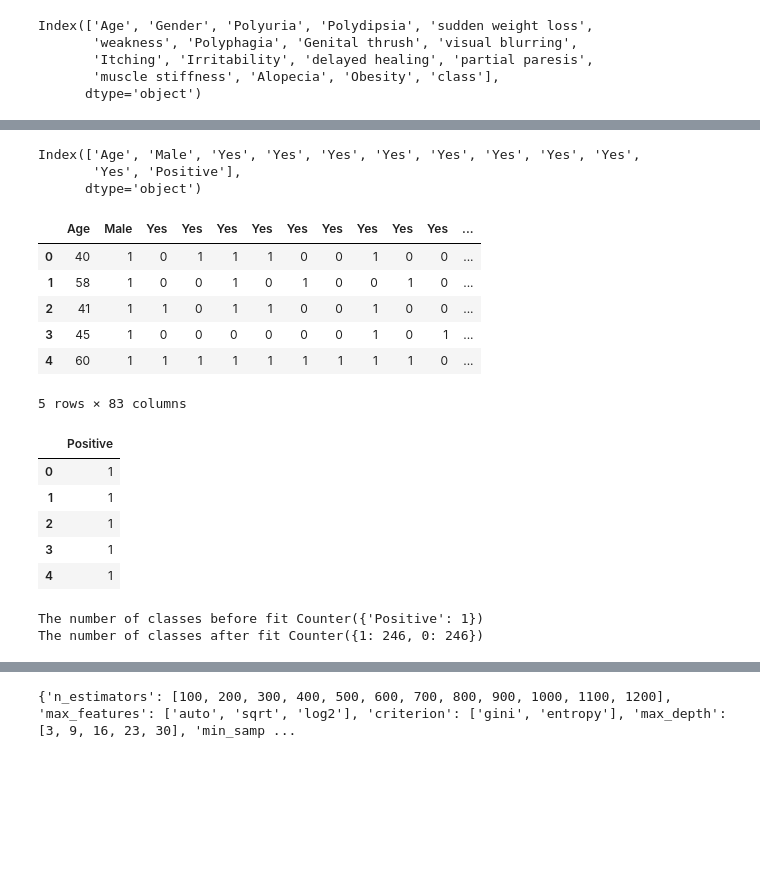
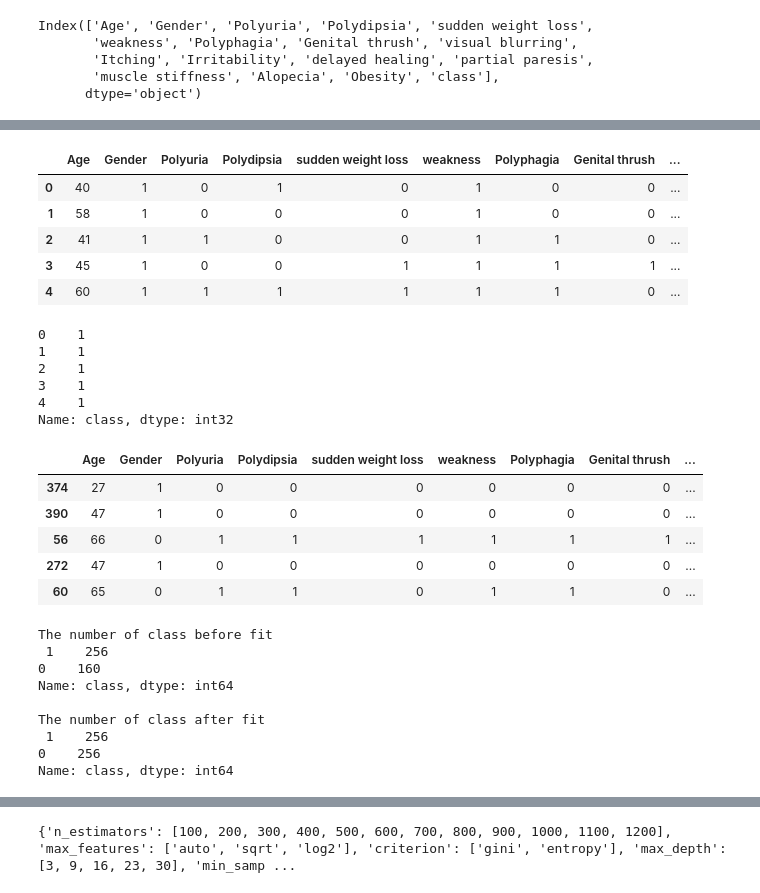
Before and after one commit to Sonalikhasyap15/Diabetes_Prediction, a Jupyter notebook: diabetes.ipynb, the cells around one changed output, grey strips where cells are left out. Drawn from its saved outputs; the diff is of its cells as text; code cells hidden in the pictures; blank space fills up the shorter version.

```diff
--- a/diabetes.ipynb
+++ b/diabetes.ipynb
@@ -282,6 +201,0 @@ sns.heatmap(corr, cbar=True, square=True, fmt='.1f' , annot= True)
-# %%
-final_data.columns
-# %% [output]
-Index(['Age', 'Male', 'Yes', 'Yes', 'Yes', 'Yes', 'Yes', 'Yes', 'Yes', 'Yes',
-       'Yes', 'Positive'],
-      dtype='object')
@@ -293,22 +202,33 @@ y = final_data.loc[: ,['Positive']]
-# %%
-x.head()
-# %% [output]
-|  | Age | Male | Yes | Yes | Yes | Yes | Yes | Yes | Yes | Yes | Yes | ... |
-| 0 | 40 | 1 | 0 | 1 | 1 | 1 | 0 | 0 | 1 | 0 | 0 | ... |
-| 1 | 58 | 1 | 0 | 0 | 1 | 0 | 1 | 0 | 0 | 1 | 0 | ... |
-| 2 | 41 | 1 | 1 | 0 | 1 | 1 | 0 | 0 | 1 | 0 | 0 | ... |
-| 3 | 45 | 1 | 0 | 0 | 0 | 0 | 0 | 0 | 1 | 0 | 1 | ... |
-| 4 | 60 | 1 | 1 | 1 | 1 | 1 | 1 | 1 | 1 | 1 | 0 | ... |
-5 rows × 83 columns
+# %%
+X = data.loc[:,['Age', 'Gender', 'Polyuria', 'Polydipsia', 'sudden weight loss',
+       'weakness', 'Polyphagia', 'Genital thrush', 'visual blurring',
+       'Itching', 'Irritability', 'delayed healing', 'partial paresis',
+       'muscle stiffness', 'Alopecia', 'Obesity']]
+X.head()
+# %% [output]
+|  | Age | Gender | Polyuria | Polydipsia | sudden weight loss | weakness | Polyphagia | Genital thrush | ... |
+| 0 | 40 | 1 | 0 | 1 | 0 | 1 | 0 | 0 | ... |
+| 1 | 58 | 1 | 0 | 0 | 0 | 1 | 0 | 0 | ... |
+| 2 | 41 | 1 | 1 | 0 | 0 | 1 | 1 | 0 | ... |
+| 3 | 45 | 1 | 0 | 0 | 1 | 1 | 1 | 1 | ... |
+| 4 | 60 | 1 | 1 | 1 | 1 | 1 | 1 | 0 | ... |
 # %%
+y = data['class']
 y.head()
 # %% [output]
-|  | Positive |
-| 0 | 1 |
-| 1 | 1 |
-| 2 | 1 |
-| 3 | 1 |
-| 4 | 1 |
+0    1
+1    1
+2    1
+3    1
+4    1
+Name: class, dtype: int32
 # %%
-from sklearn.model_selection import train_test_split
-x_train,x_test,y_train,y_test = train_test_split(x , y, test_size=0.25, random_state=0)
+X_train,X_test,y_train,y_test = train_test_split(X , y, test_size=0.2, random_state=0)
+X_train.head()
+# %% [output]
+|  | Age | Gender | Polyuria | Polydipsia | sudden weight loss | weakness | Polyphagia | Genital thrush | ... |
+| 374 | 27 | 1 | 0 | 0 | 0 | 0 | 0 | 0 | ... |
+| 390 | 47 | 1 | 0 | 0 | 0 | 0 | 0 | 0 | ... |
+| 56 | 66 | 0 | 1 | 1 | 1 | 1 | 1 | 1 | ... |
+| 272 | 47 | 1 | 0 | 0 | 0 | 0 | 0 | 0 | ... |
+| 60 | 65 | 0 | 1 | 1 | 0 | 1 | 1 | 0 | ... |
@@ -321,11 +235,18 @@ x_test = sc_x.fit_transform(x_test)
 # %%
 os=RandomOverSampler(1)
-X_train_ns,y_train_ns=os.fit_sample(x_train,y_train)
-print("The number of classes before fit {}".format(Counter(y_train)))
-print("The number of classes after fit {}".format(Counter(y_train_ns)))
+X_train_ns,y_train_ns=os.fit_sample(X_train,y_train)
+print("The number of class before fit \n",y_train.value_counts())
+print("\nThe number of class after fit \n",y_train_ns.value_counts())
 # %% [output]
-The number of classes before fit Counter({'Positive': 1})
-The number of classes after fit Counter({1: 246, 0: 246})
+The number of class before fit
+ 1    256
+0    160
+Name: class, dtype: int64
+
+The number of class after fit
+ 1    256
+0    256
+Name: class, dtype: int64
 # %%
 models = []
 models.append(('LR', LogisticRegression(solver='liblinear')))
```
Also changed, not shown: parts of 63 cells of this notebook, 1 other file.
